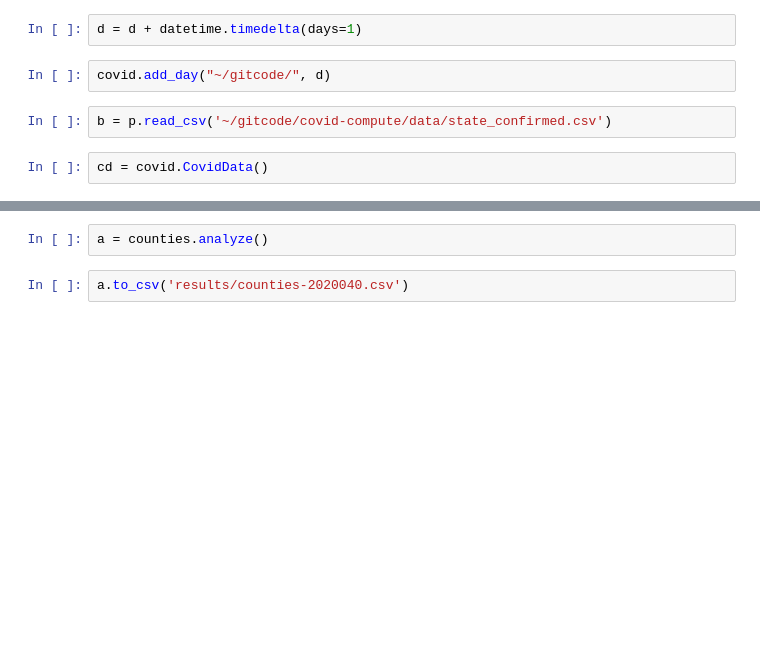
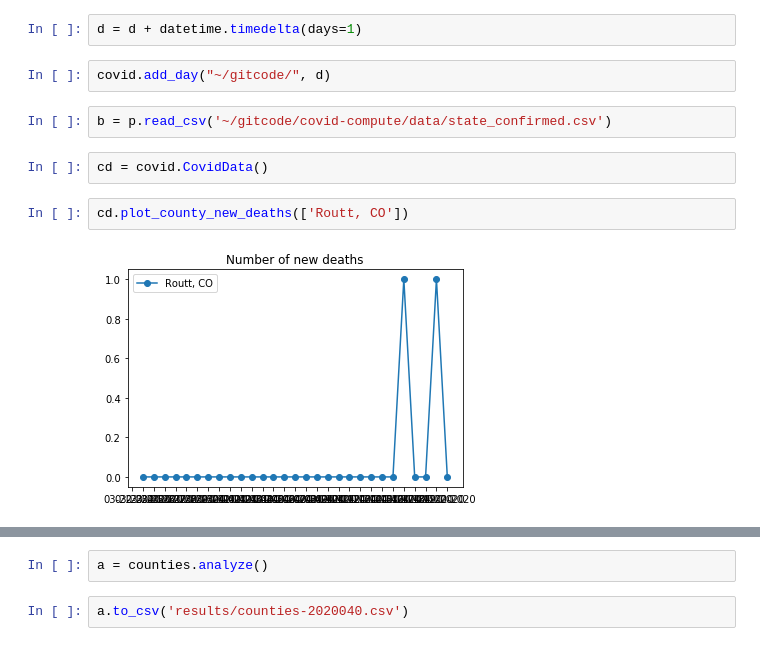
Before and after one commit to nearwalden/covid-compute, a Jupyter notebook: testing2.ipynb, the cells around one changed output, grey strips where cells are left out. Cells and saved outputs as stored; diff of their text form; blank space fills up the shorter version.

```diff
--- a/testing2.ipynb
+++ b/testing2.ipynb
@@ -28,4 +28,8 @@ covid.add_day("~/gitcode/", d)
 b = p.read_csv('~/gitcode/covid-compute/data/state_confirmed.csv')
 # %%
 cd = covid.CovidData()
+# %%
+cd.plot_county_new_deaths(['Routt, CO'])
+# %% [output]
+[figure, added]
 # %%
```
Also changed, not shown: parts of 24 cells of this notebook, 11 other files.
